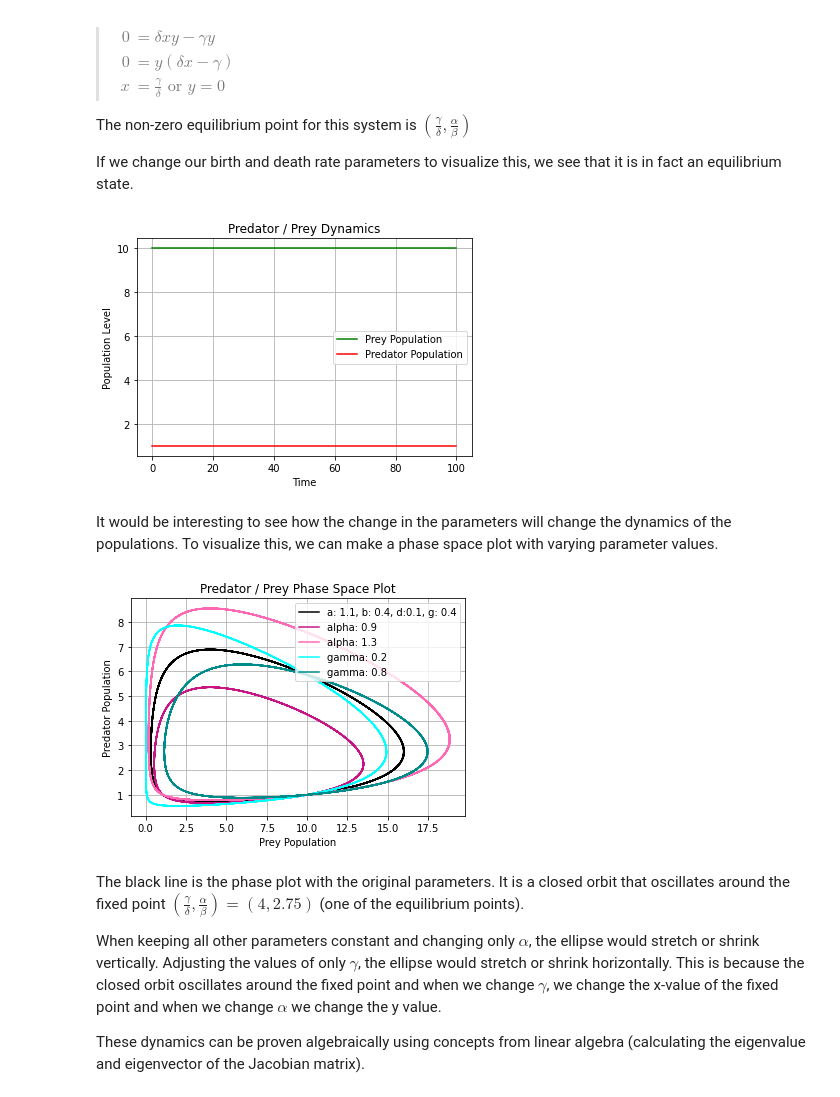
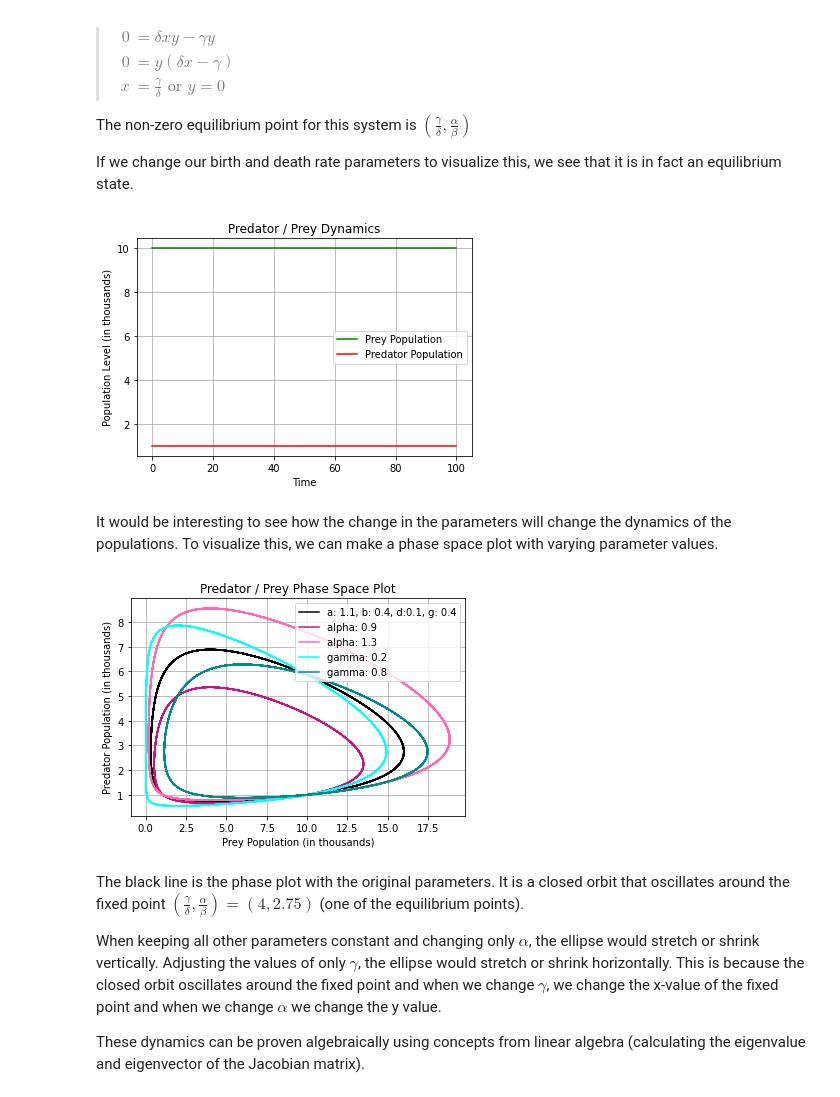
Before and after one commit to kmoriarty123/lotka-volterra, a Jupyter notebook: _build/jupyter_execute/lotka-volterra.ipynb, the cells around one changed output. Drawn from its saved outputs; the diff is of its cells as text; code cells hidden in the pictures.

```diff
--- a/_build/jupyter_execute/lotka-volterra.ipynb
+++ b/_build/jupyter_execute/lotka-volterra.ipynb
@@ -145,7 +145,7 @@ plt.plot(time, output_eq[:,0], color = "green", label = "Prey Population") # Pre
 plt.plot(time, output_eq[:,1], color = "red", label = "Predator Population") # Prey output
 
 plt.xlabel("Time")
-plt.ylabel("Population Level")
+plt.ylabel("Population Level (in thousands)")
 
 plt.title("Predator / Prey Dynamics")
 plt.legend()
@@ -153,7 +153,7 @@ plt.grid()
 
 plt.show()
 # %% [output]
-[figure, old version]
+[figure, new version]
 # %% [markdown]
 It would be interesting to see how the change in the parameters will change the dynamics of the populations.
 To visualize this, we can make a phase space plot with varying parameter values.
@@ -182,34 +182,34 @@ output_vary = run_range_ode(-0.2, 0.2, run_simu, init_pop, time, coef)
 # %%
 # original parameters
 plt.plot(output[:,0], output[:,1], color = "black", label = "a: 1.1, b: 0.4, d:0.1, g: 0.4")
 
 # alpha changes
 plt.plot(output_vary[0][:,0], output_vary[0][:,1], color = "mediumvioletred", label = "alpha: 0.9")
 plt.plot(output_vary[1][:,0], output_vary[1][:,1], color = "hotpink", label = "alpha: 1.3")
 
 # beta changes
 #plt.plot(output_vary[2][:,0], output_vary[2][:,1], color = "gold", label = "beta: 0.2")
 #plt.plot(output_vary[3][:,0], output_vary[3][:,1], color = "goldenrod", label = "beta: 0.8")
 
 # delta changes
 #plt.plot(output_vary[4][:,0], output_vary[4][:,1], color = "springgreen", label = "delta: 0.05")
 #plt.plot(output_vary[5][:,0], output_vary[5][:,1], color = "green", label = "delta: 0.2")
 
 # gamma changes
 plt.plot(output_vary[6][:,0], output_vary[6][:,1], color = "aqua", label = "gamma: 0.2")
 plt.plot(output_vary[7][:,0], output_vary[7][:,1], color = "darkcyan", label = "gamma: 0.8")
 
 #plt.plot(output)
-plt.xlabel("Prey Population")
-plt.ylabel("Predator Population")
+plt.xlabel("Prey Population (in thousands)")
+plt.ylabel("Predator Population (in thousands)")
 
 plt.title("Predator / Prey Phase Space Plot")
 plt.legend()
 plt.grid()
 
 plt.show()
 # %% [output]
-[figure, old version]
+[figure, new version]
 # %% [markdown]
 The black line is the phase plot with the original parameters. It is a closed orbit that oscillates around the
 fixed point $ (\frac{\gamma}{\delta}, \frac{\alpha}{\beta}) = (4, 2.75) $ (one of the equilibrium points).
```
Also changed, not shown: parts of 9 cells of this notebook, 37 other files.
